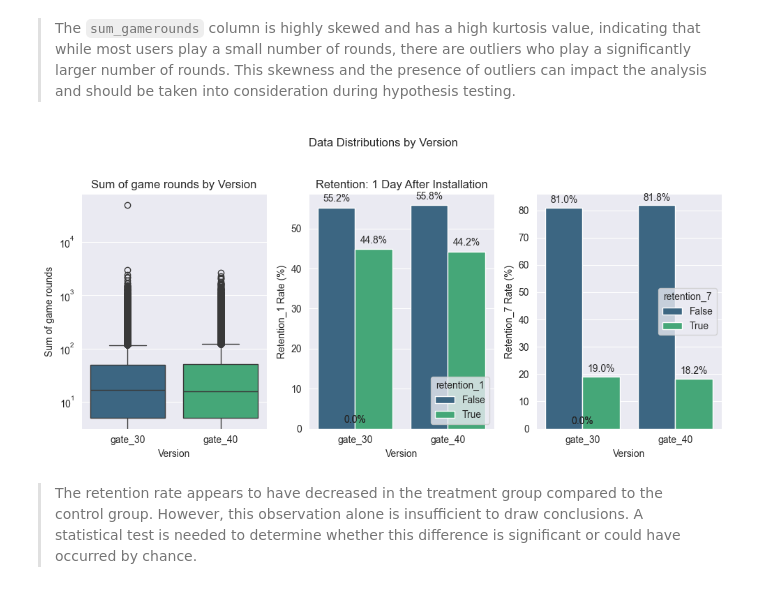
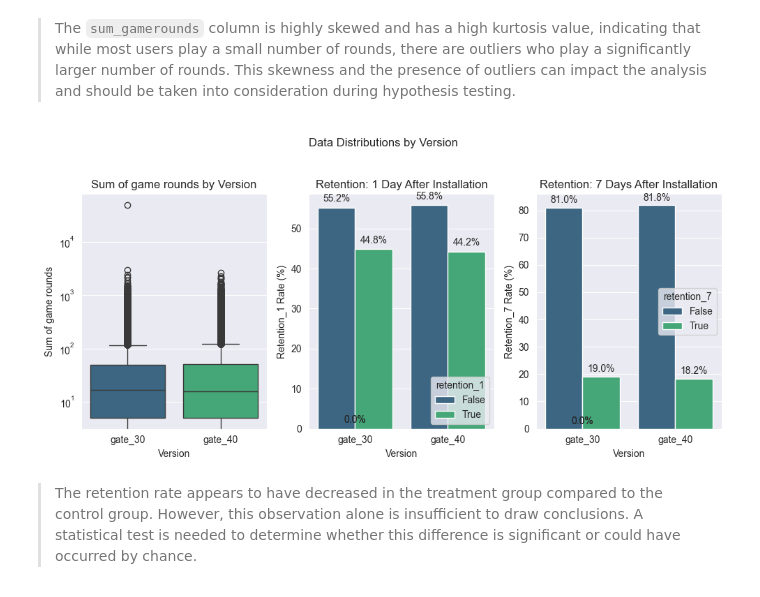
Before and after one commit to taquynhnga2001/AB-Testing-Cookie-Cats, a Jupyter notebook: AB Testing - Cookie Cats.ipynb, the cells around one changed output. Saved outputs shown, nothing was run; the diff lists cells and outputs as text; code cells hidden in the pictures.

```diff
--- a/AB Testing - Cookie Cats.ipynb
+++ b/AB Testing - Cookie Cats.ipynb
@@ -107,5 +104,7 @@ When a player installed the game, he or she was randomly assigned to either vers
 if df['userid'].duplicated().any():
     print("Duplicates found in user_id. Dropping duplicates...")
     df = df.drop_duplicates(subset='userid')
+else:
+    print("No duplicates found in user_id")
 
 df.set_index('userid', inplace=True)
@@ -276,34 +277,35 @@ fig.suptitle('Data Distributions by Version', fontsize=12)
 sns.boxplot(ax=axes[0], x='version', y='sum_gamerounds', data=df, palette='viridis', hue='version')
 axes[0].set_title('Sum of game rounds by Version')
 axes[0].set_xlabel('Version')
 axes[0].set_ylabel('Sum of game rounds')
 axes[0].set_yscale('log')
 
 # Visualization of retention_1 by version
 retention_1_by_version = df.groupby(['version', 'retention_1']).size().reset_index(name='counts')
 retention_1_by_version['percentage'] = retention_1_by_version['counts'] / retention_1_by_version.groupby('version')['counts'].transform('sum') * 100
 sns.barplot(ax=axes[1], x='version', y='percentage', hue='retention_1', data=retention_1_by_version, palette='viridis')
 for p in axes[1].patches:
     height = p.get_height()
     axes[1].text(p.get_x() + p.get_width() / 2., height + 1, f'{height:.1f}%', ha='center', va='bottom')
 axes[1].set_title('Retention: 1 Day After Installation')
 axes[1].set_xlabel('Version')
 axes[1].set_ylabel('Retention_1 Rate (%)')
 
 # Visualization of retention_7 by version
 retention_7_by_version = df.groupby(['version', 'retention_7']).size().reset_index(name='counts')
 retention_7_by_version['percentage'] = retention_7_by_version['counts'] / retention_7_by_version.groupby('version')['counts'].transform('sum') * 100
 sns.barplot(ax=axes[2], x='version', y='percentage', hue='retention_7', data=retention_7_by_version, palette='viridis')
 for p in axes[2].patches:
     height = p.get_height()
     axes[2].text(p.get_x() + p.get_width() / 2., height + 1, f'{height:.1f}%', ha='center', va='bottom')
+axes[2].set_title('Retention: 7 Days After Installation')
 axes[2].set_xlabel('Version')
 axes[2].set_ylabel('Retention_7 Rate (%)')
 
 plt.tight_layout(rect=[0, 0.03, 1, 0.95])
 plt.show()
 # %% [output]
-[figure, old version]
+[figure, new version]
 # %% [markdown]
 >The retention rate appears to have decreased in the treatment group compared to the control group. However, this observation alone is insufficient to draw conclusions. A statistical test is needed to determine whether this difference is significant or could have occurred by chance.
 # %% [markdown]
```
Also changed, not shown: parts of 18 cells of this notebook, 1 other file.
